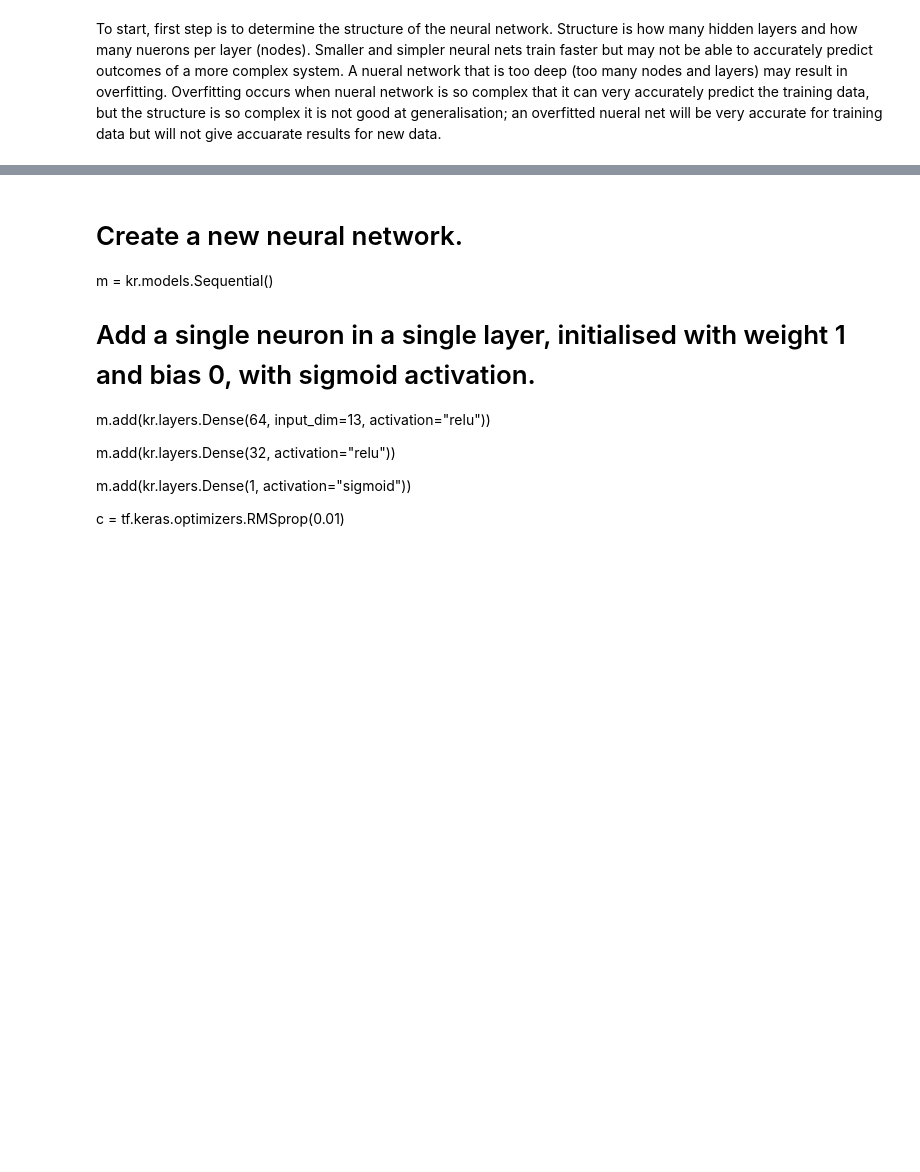
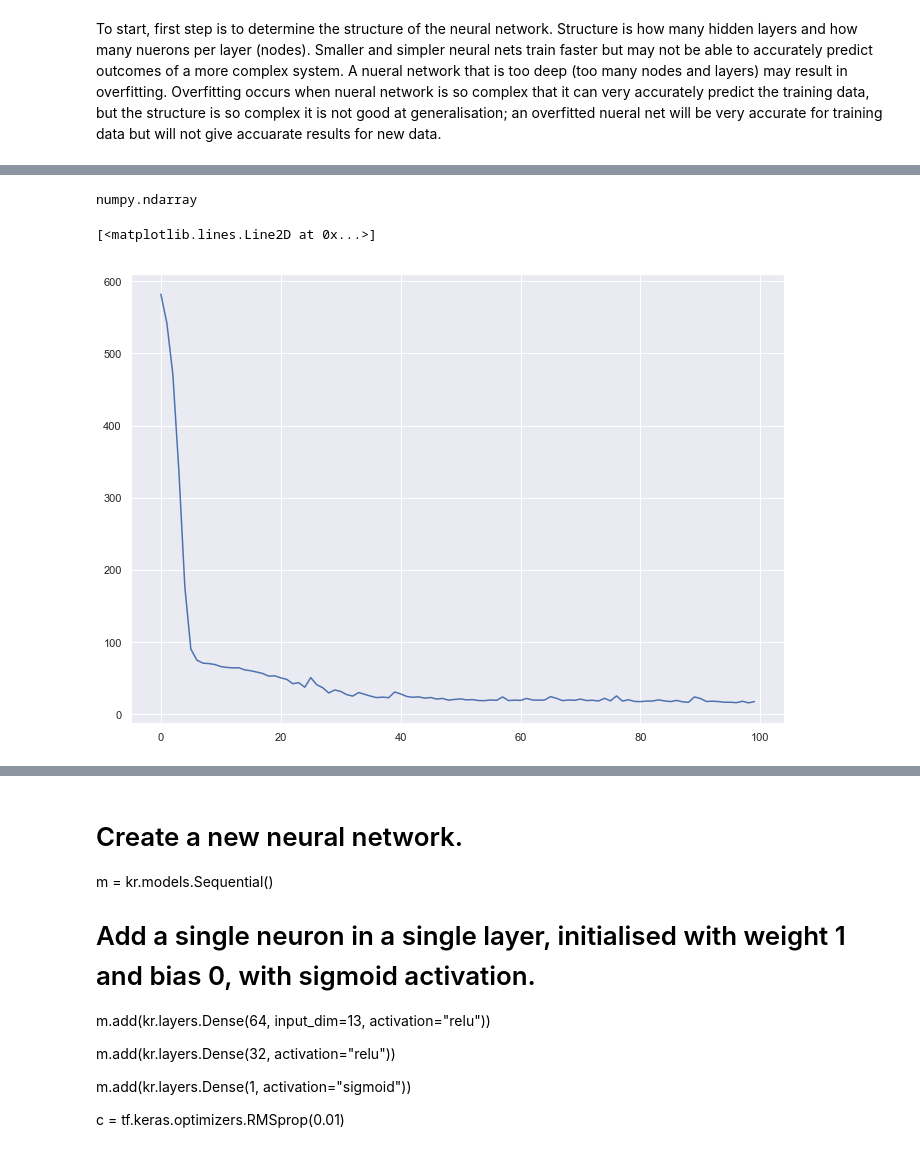
Before and after one commit to MartynaMisk/MachineLearnStat_Assessment, a Jupyter notebook: Project-HousePricing.ipynb, the cells around one changed output, grey strips where cells are left out. Drawn from its saved outputs; the diff is of its cells as text; code cells hidden in the pictures; blank space fills up the shorter version.

```diff
--- a/Project-HousePricing.ipynb
+++ b/Project-HousePricing.ipynb
@@ -505,0 +561,9 @@ print(z.history.keys())
+# %%
+type(m.predict(inputs))
+# %% [output]
+numpy.ndarray
+# %%
+plt.plot(xx.history['loss'])
+# %% [output]
+[<matplotlib.lines.Line2D at 0x...>]
+[figure, added]
```
Also changed, not shown: parts of 49 cells of this notebook.
